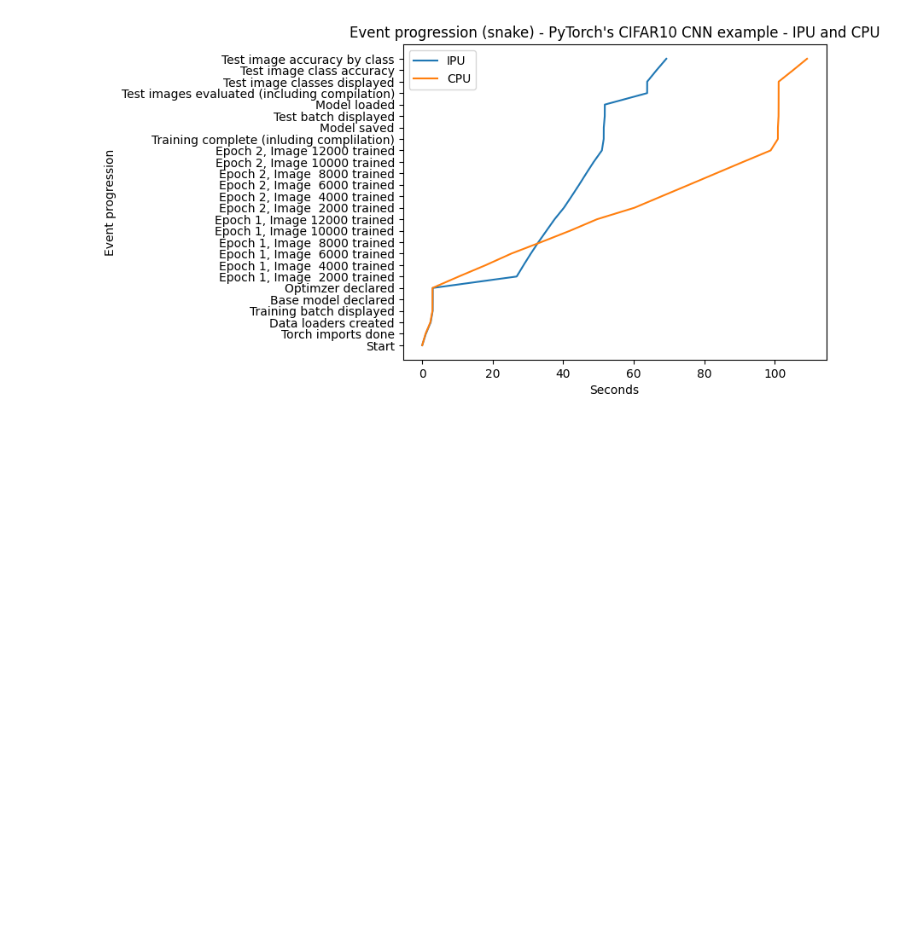
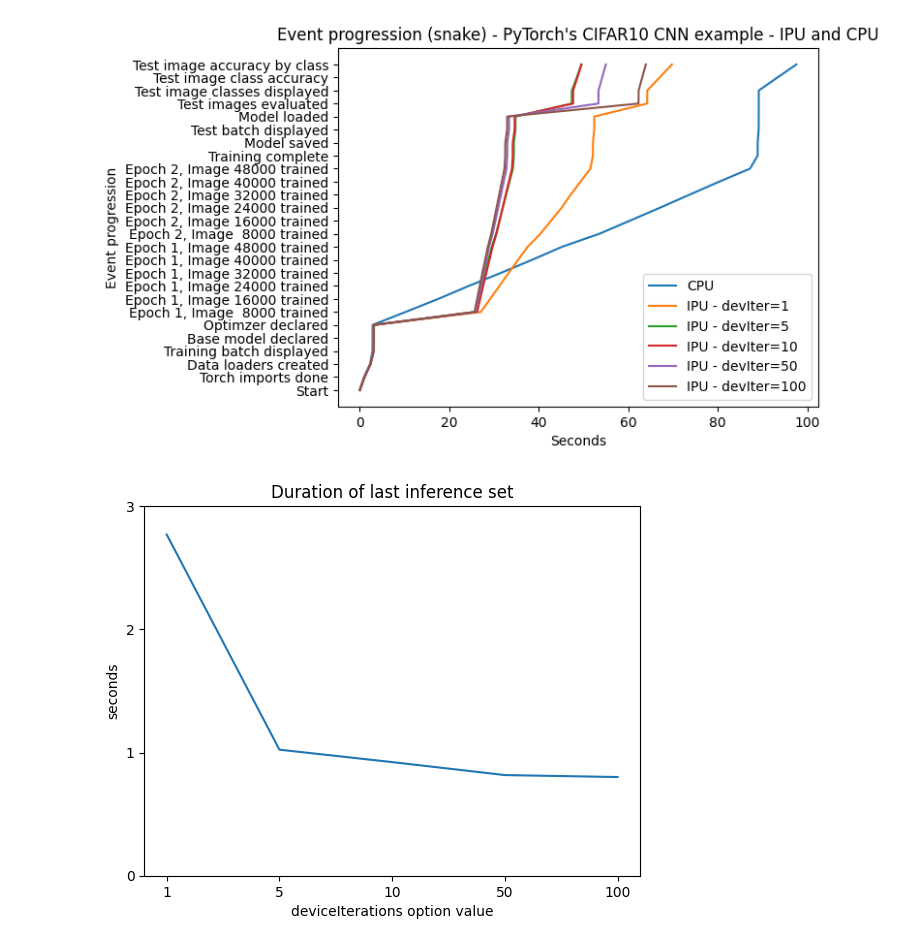
Before and after one commit to UCL-ARC/graphcore-pytorch-cifar-conversion-example, a Jupyter notebook: pytorch-cifar-comparison.ipynb, the cells around one changed output. Cells and saved outputs as stored; diff of their text form; code cells hidden in the pictures; blank space fills up the shorter version.

```diff
--- a/pytorch-cifar-comparison.ipynb
+++ b/pytorch-cifar-comparison.ipynb
@@ -1,31 +1,50 @@
 # %%
 import json
-with open("times_ipu.json", "r") as f:
+with open("times_ipu_deviter1.json", "r") as f:
     event_times_ipu = json.load(f)
 
 with open("times_cpu.json", "r") as f:
     event_times_cpu = json.load(f)
 
 
 import matplotlib.pyplot as plt
 
-labels, times = list(zip(*event_times_ipu))
+labels, times = list(zip(*event_times_cpu))
 x = times
 y = list(range(len(labels)))
 
-plt.plot(x, y, label='IPU')
+plt.plot(x, y, label='CPU')
 plt.title("Event progression (snake) - PyTorch's CIFAR10 CNN example - IPU and CPU")
 plt.xlabel('Seconds')
 plt.ylabel('Event progression')
 plt.yticks(ticks=y, labels=labels)
 
-labels, times = list(zip(*event_times_cpu))
-x = times
-y = list(range(len(labels)))
-
-plt.plot(x,y, label='CPU')
+last_step = []
+for filename in ['times_ipu_deviter1.json', 'times_ipu_deviter5.json', 'times_ipu_deviter10.json', 'times_ipu_deviter50.json', 'times_ipu_deviter100.json']:
+    iter_str = filename.split('deviter')[1].split('.')[0]
+    with open(filename, "r") as f:
+        event_times_ipu = json.load(f)
+    labels, times = list(zip(*event_times_ipu))
+    last_step.append((iter_str, times[-1] - times[-2]))
+    x = times
+    y = list(range(len(labels)))
+    plt.plot(x, y, label='IPU - devIter=' + iter_str)
 
 plt.legend()
 plt.show()
+
+plt.figure()
+labels, durations = list(zip(*last_step))
+y = durations
+x = list(range(len(labels)))
+plt.plot(x, y)
+plt.title('Duration of last inference set')
+plt.xlabel('deviceIterations option value')
+plt.ylabel('seconds')
+plt.xticks(ticks=x, labels=labels)
+plt.yticks(ticks = [0,1,2,3])
+
+plt.show()
 # %% [output]
-[figure, old version]
+[figure, new version]
+[figure, added]
```
Also changed, not shown: 6 other files.
